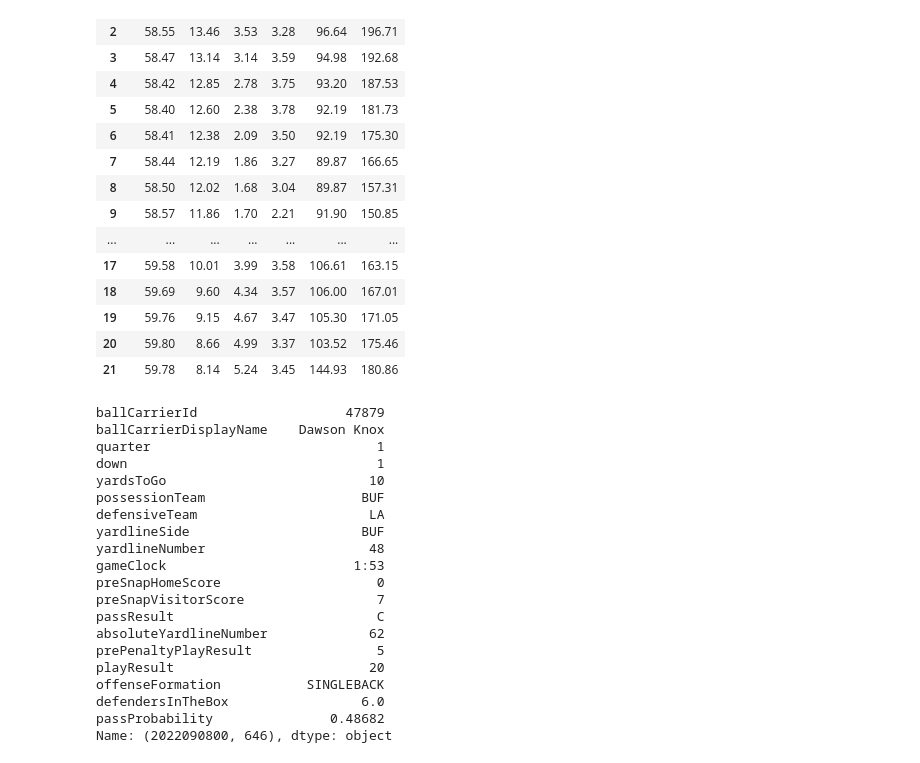
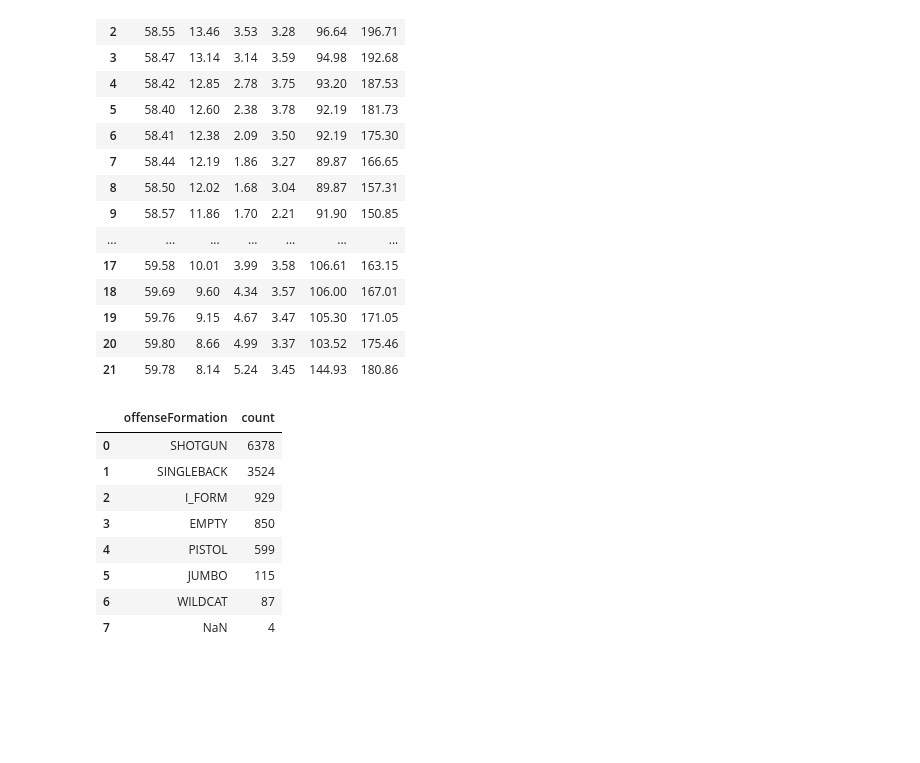
Before and after one commit to tchang1997/tackle_yards_prevented, a Jupyter notebook: notebooks/encoding_player_play_info.ipynb, the cells around one changed output. Cells and saved outputs as stored; diff of their text form; code cells hidden in the pictures; blank space fills up the shorter version.

```diff
--- a/notebooks/encoding_player_play_info.ipynb
+++ b/notebooks/encoding_player_play_info.ipynb
@@ -37,28 +37,3 @@ Keys: ['offense_geometric', 'defense_geometric', 'offense_raw', 'defense_raw', '
 | 19 | 59.76 | 9.15 | 4.67 | 3.47 | 105.30 | 171.05 |
 | 20 | 59.80 | 8.66 | 4.99 | 3.37 | 103.52 | 175.46 |
 | 21 | 59.78 | 8.14 | 5.24 | 3.45 | 144.93 | 180.86 |
-# %%
-test_play['play_features']
-# one-hot encode quarter (1, 2, 3, 4), #one-hot encode down (1, 2, 3, 4), #clock -> minutes, keep scores and yard number, onehot encode offense formation, keep def in box
-# predict play result
-# %% [output]
-ballCarrierId                   47879
-ballCarrierDisplayName    Dawson Knox
-quarter                             1
-down                                1
-yardsToGo                          10
-possessionTeam                    BUF
-defensiveTeam                      LA
-yardlineSide                      BUF
-yardlineNumber                     48
-gameClock                        1:53
-preSnapHomeScore                    0
-preSnapVisitorScore                 7
-passResult                          C
-absoluteYardlineNumber             62
-prePenaltyPlayResult                5
-playResult                         20
-offenseFormation           SINGLEBACK
-defendersInTheBox                 6.0
-passProbability               0.48682
-Name: (2022090800, 646), dtype: object
@@ -64,0 +43,14 @@ Name: (2022090800, 646), dtype: object
+# %%
+formations = plays["offenseFormation"].value_counts(dropna=False).reset_index()
+display(formations)
+FORMATIONS = dict(zip(formations["offenseFormation"], formations.index))
+# %% [output]
+|  | offenseFormation | count |
+| 0 | SHOTGUN | 6378 |
+| 1 | SINGLEBACK | 3524 |
+| 2 | I_FORM | 929 |
+| 3 | EMPTY | 850 |
+| 4 | PISTOL | 599 |
+| 5 | JUMBO | 115 |
+| 6 | WILDCAT | 87 |
+| 7 | NaN | 4 |
```
Also changed, not shown: parts of 9 cells of this notebook, 2 other files.
